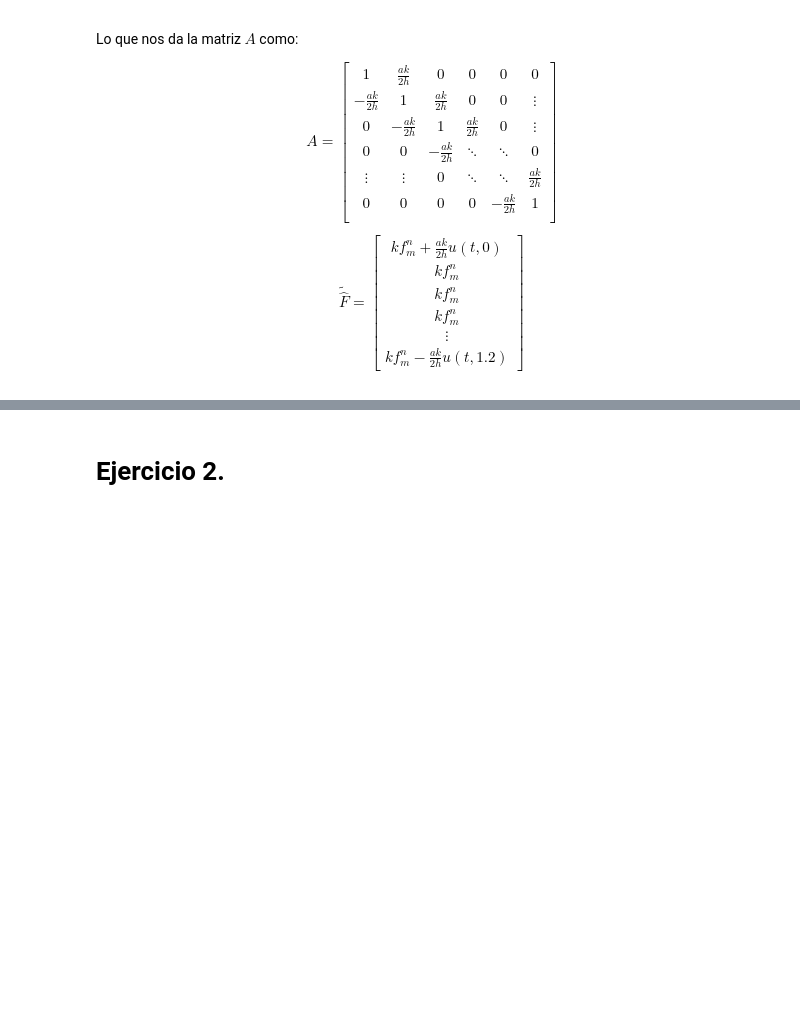
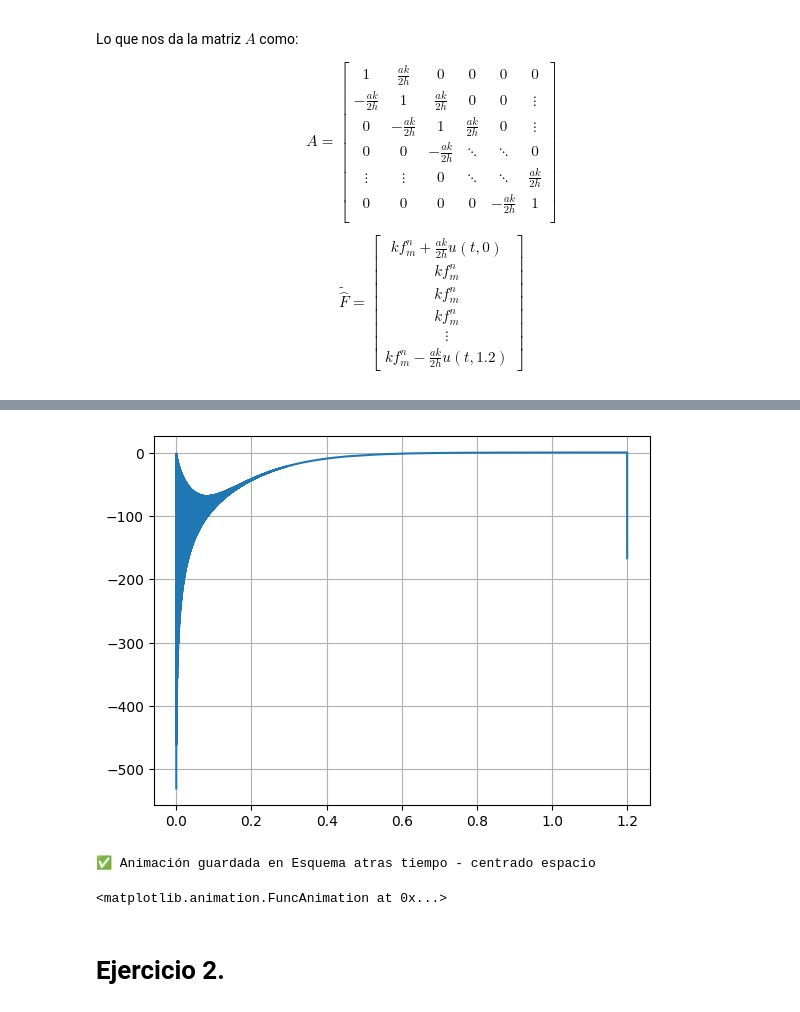
Before and after one commit to SamHuRo/solucion-numerica-de-EDP, a Jupyter notebook: Tareas/Tarea_02/Tarea_01-Samuel_Huertas.ipynb, the cells around one changed output, grey strips where cells are left out. Saved outputs shown, nothing was run; the diff lists cells and outputs as text; code cells hidden in the pictures; blank space fills up the shorter version.

```diff
--- a/Tareas/Tarea_02/Tarea_01-Samuel_Huertas.ipynb
+++ b/Tareas/Tarea_02/Tarea_01-Samuel_Huertas.ipynb
@@ -395,3 +531,23 @@ kf_m^n - \frac{ak}{2h} u(t,1.2)
 $
 
 </center>
+# %%
+# Definición de la constante
+cons_AC = (alpha * k) / (2*h)
+
+diag = np.ones(M)
+diag_inf = np.zeros(M - 1) - cons_AC
+diag_sup = np.zeros(M - 1) + cons_AC
+
+# Factorización de la matriz
+diag_L, diag_inf_L, diag_sup_U = matrix_factorization_nxn(
+    diagonal=diag,
+    diagonal_superior=diag_sup,
+    diagonal_inferior=diag_inf
+)
+print(f"Valores de la diagonal de L: \n{diag_L}\nValores de la diagonal inferior: \n{diag_inf_L}\nValores de la diagonal superior de U: \n{diag_sup_U}")
+V = np.zeros((N+1,M))
+
+# Condiciones iniciales
+cond_iniciales = condicion_inicial(x=variable_espacial, t=variable_temporal[0])
+V[0,:] = cond_iniciales
@@ -397,0 +564,22 @@ $
+# %%
+# Ciclo para resolver la ecuación diferencial
+for t in range(0, N):
+    print(f"------ Tiempo a evaluar {t} ------")
+     # Construcción del vector F
+    F = funcion_heterogenea(
+        x=variable_espacial,
+        t=variable_temporal[t]
+    ) * k
+    # Adición del valor en la frontera
+    F[0] = F[0] + cons_AC * condicion_frontera_inferior(x=variable_espacial, t=variable_temporal[t])
+    F[-1] = F[-1] - cons_AC * condicion_frontera_superior(t=variable_temporal[t])
+    print(f"Vector F: \n{F}")
+    # Valores anteriores
+    V_anterior = V[t,:]
+    print(f"Valores anteriores: \n{V_anterior}")
+    z = susRe_vector(u=diag_sup_U, z=V_anterior)
+    #z = susPro_vector(l_dig=diag_L, p=diag_inf_L, b=V_anterior)
+    print(f"Valores de z: {z}")
+    #V[t+1,:] = susRe_vector(u=diag_sup_U, z=z) + F
+    V[t+1,:] = susPro_vector(l_dig=diag_L, p=diag_inf_L, b=z) + F
+    print(f"Valores guardados: {V[t+1,:]}")
@@ -397,0 +604,5 @@ $
+# %%
+plt.plot(variable_espacial, V[3,:])
+plt.grid()
+# %% [output]
+[figure, added]
@@ -398,3 +660,20 @@ $
+# %%
+esquema_AC = EsquemaAtrasCentrado(
+    valor_M= M,
+    valor_N= N,
+    valor_k= k,
+    constante_matriz= cons_AC,
+)
+
+animar_esquema(
+    N= N,
+    esquema= esquema_AC,
+    condicion_inicial= cond_iniciales,
+    filename="Esquema atras tiempo - centrado espacio"
+)
+# %% [output]
+✅ Animación guardada en Esquema atras tiempo - centrado espacio
+<matplotlib.animation.FuncAnimation at 0x...>
 # %% [markdown]
 # Ejercicio 2.
 # %% [markdown]
```
Also changed, not shown: parts of 38 cells of this notebook, 7 other files.
